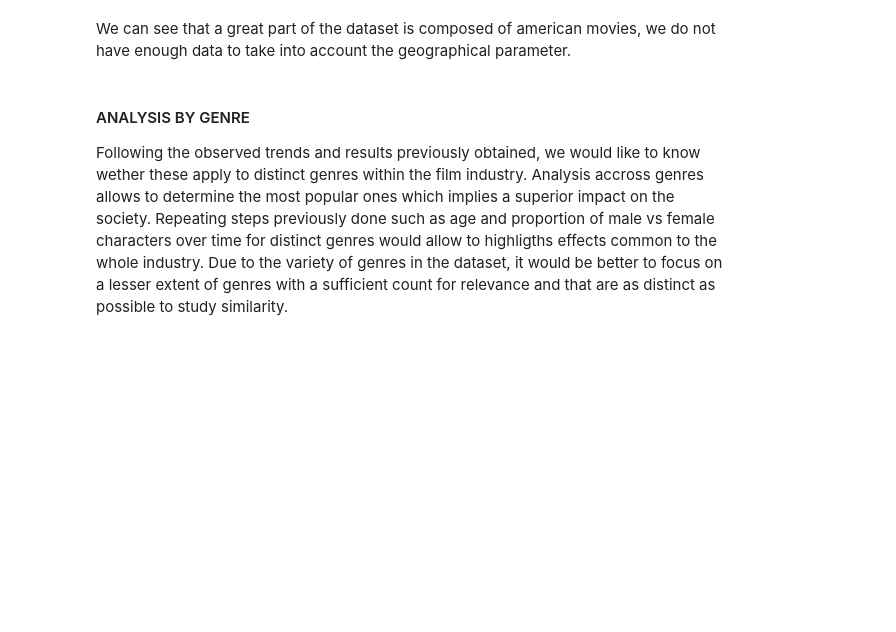
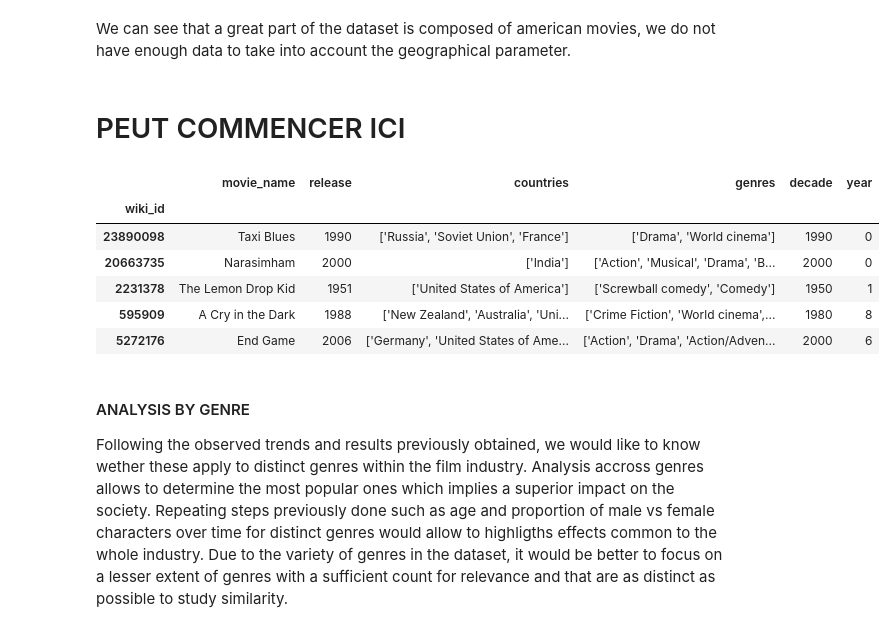
Before and after one commit to epfl-ada/ada-2022-project-nonansland22, a Jupyter notebook: Project_NoNansLand.ipynb, the cells around one changed output. Cells and saved outputs as stored; diff of their text form; code cells hidden in the pictures; blank space fills up the shorter version.

```diff
--- a/Project_NoNansLand.ipynb
+++ b/Project_NoNansLand.ipynb
@@ -709,3 +727,29 @@ We can see that a great part of the dataset is composed of american movies, we d
+# %% [markdown]
+# PEUT COMMENCER ICI
+# %%
+import pandas as pd
+import matplotlib.pyplot as plt
+from datetime import datetime #useful for date and time handling
+import requests #used for getting data on the internet
+from itertools import combinations  #used to create unique pairs from a list
+import numpy as np
+import plotly.express as px  #for plots with integrated cursor for better visualization
+#from pandas_profiling import ProfileReport
+
+DATA_FOLDER = "Data_filtered/"
+
+#Create dataframes from the orignal dataset
+moviedata_filtered = pd.read_csv(DATA_FOLDER + 'moviedata_filtered.csv', index_col = 'wiki_id')
+charadata_filtered = pd.read_csv(DATA_FOLDER + 'charadata_filtered.csv', index_col = 'wiki_id')
+plots_filtered =  pd.read_csv(DATA_FOLDER + 'plots_filtered.csv', index_col = 'wiki_id')
+# %% [output]
+|  | movie_name | release | countries | genres | decade | year |
+| wiki_id |  |  |  |  |  |  |
+| 23890098 | Taxi Blues | 1990 | ['Russia', 'Soviet Union', 'France'] | ['Drama', 'World cinema'] | 1990 | 0 |
+| 20663735 | Narasimham | 2000 | ['India'] | ['Action', 'Musical', 'Drama', 'B... | 2000 | 0 |
+| 2231378 | The Lemon Drop Kid | 1951 | ['United States of America'] | ['Screwball comedy', 'Comedy'] | 1950 | 1 |
+| 595909 | A Cry in the Dark | 1988 | ['New Zealand', 'Australia', 'Uni... | ['Crime Fiction', 'World cinema',... | 1980 | 8 |
+| 5272176 | End Game | 2006 | ['Germany', 'United States of Ame... | ['Action', 'Drama', 'Action/Adven... | 2000 | 6 |
 # %% [markdown]
 #### ANALYSIS BY GENRE
 
```
Also changed, not shown: parts of 10 cells of this notebook, 3 other files.
